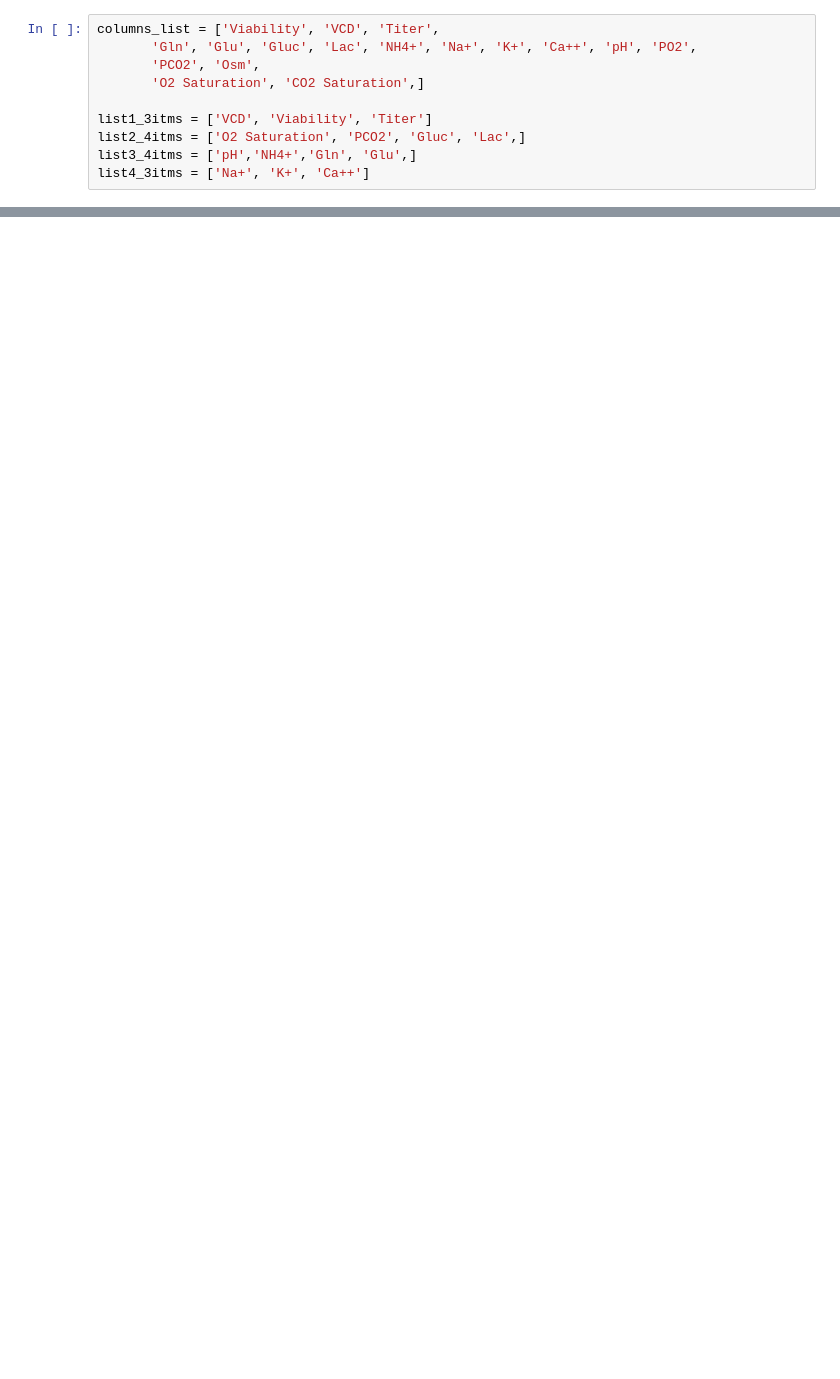
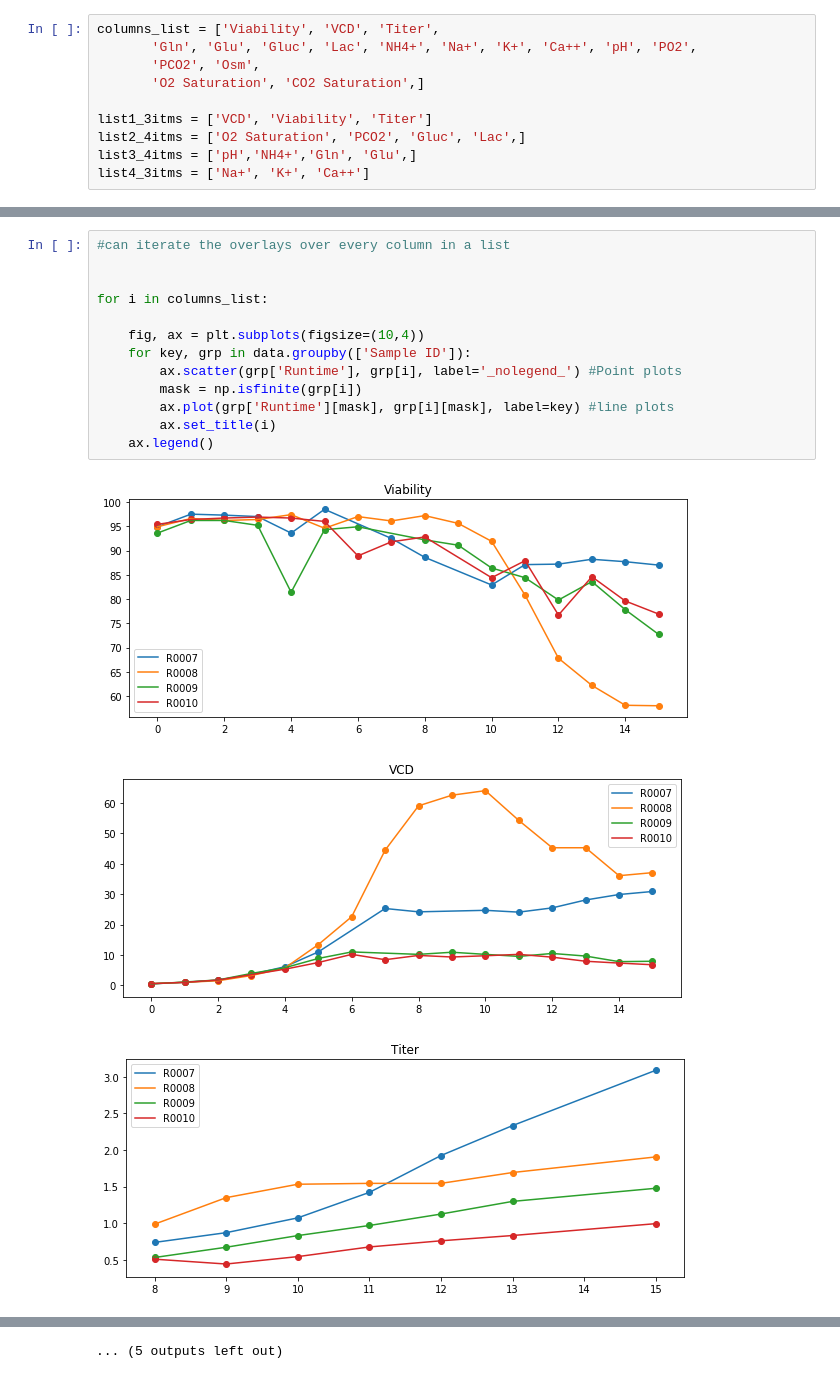
Before and after one commit to keefeseag000/Bioanalysis, a Jupyter notebook: bioreactor_results/R&D bioreactor data plotting.ipynb, the cells around one changed output, grey strips where cells are left out. Cells and saved outputs as stored; diff of their text form; blank space fills up the shorter version.

```diff
--- a/bioreactor_results/R&D bioreactor data plotting.ipynb
+++ b/bioreactor_results/R&D bioreactor data plotting.ipynb
@@ -81,0 +80,17 @@ fig.subplots_adjust(right=0.85)
+# %%
+#can iterate the overlays over every column in a list
+
+
+for i in columns_list:
+
+    fig, ax = plt.subplots(figsize=(10,4))
+    for key, grp in data.groupby(['Sample ID']):
+        ax.scatter(grp['Runtime'], grp[i], label='_nolegend_') #Point plots
+        mask = np.isfinite(grp[i])
+        ax.plot(grp['Runtime'][mask], grp[i][mask], label=key) #line plots
+        ax.set_title(i)
+    ax.legend()
+# %% [output]
+[figure, added]
+[figure, added]
+[figure, added]
@@ -82 +106,2 @@ fig.subplots_adjust(right=0.85)
+... (5 outputs left out)
 # %%
```
Also changed, not shown: parts of 20 cells of this notebook.
